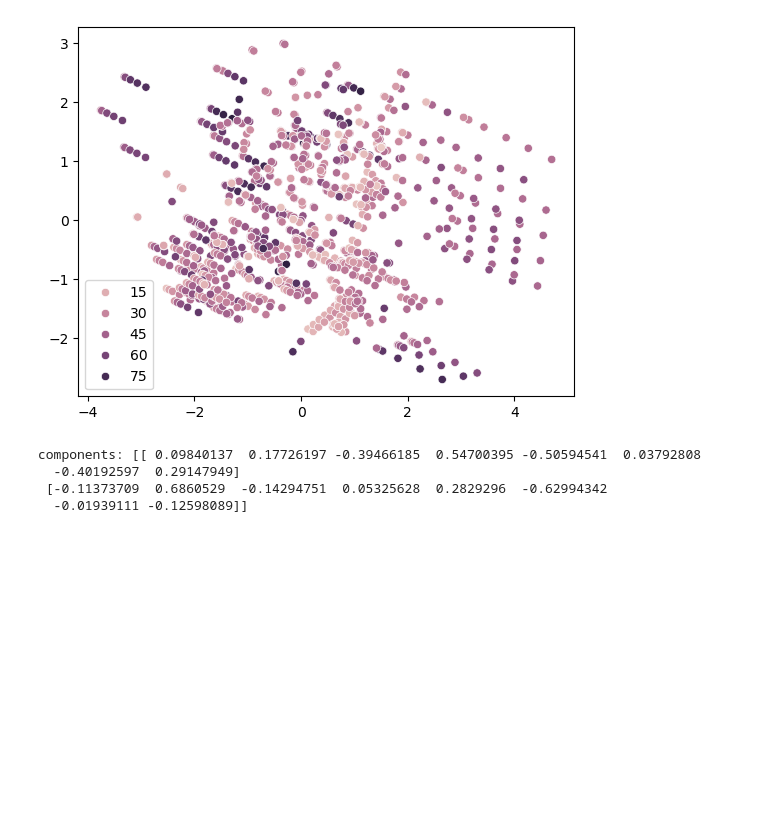
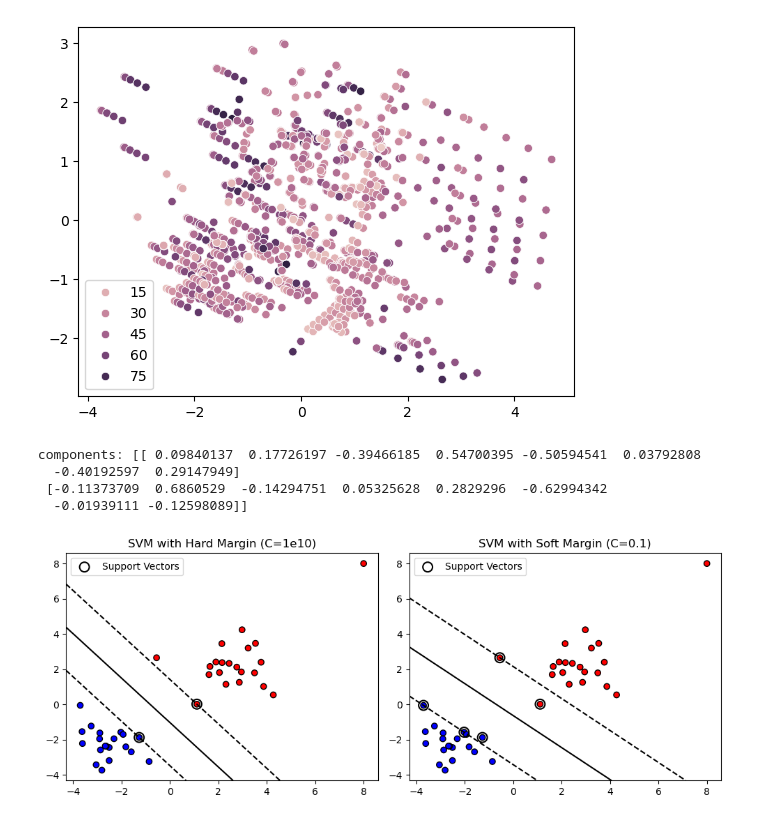
Before and after one commit to Wanwan-Laang/MSE598, a Jupyter notebook: Week4-7.ipynb, the cells around one changed output. Cells and saved outputs as stored; diff of their text form; code cells hidden in the pictures; blank space fills up the shorter version.

Commit message:
Update Week4-7.ipynb
 add SVM with hard and soft margin

```diff
--- a/Week4-7.ipynb
+++ b/Week4-7.ipynb
@@ -709,3 +709,57 @@ components: [[ 0.09840137  0.17726197 -0.39466185  0.54700395 -0.50594541  0.037
   -0.40192597  0.29147949]
  [-0.11373709  0.6860529  -0.14294751  0.05325628  0.2829296  -0.62994342
   -0.01939111 -0.12598089]]
+# %%
+## Test Two- Dimensional Data for Support Vector Machine (SVM) Classification
+
+import numpy as np
+import matplotlib.pyplot as plt
+from sklearn import svm
+
+np.random.seed(0)
+X1 = np.random.randn(20, 2) + [2, 2]   # 類別 +1
+X2 = np.random.randn(20, 2) + [-2, -2] # 類別 -1
+X = np.vstack((X1, X2))
+y = np.hstack((np.ones(20), -1*np.ones(20)))
+
+# 2. 加入一個 outlier
+X = np.vstack([X, [8, 8]])
+y = np.append(y, 1)
+
+# 3. 建立兩個 SVM 模型
+clf_hard = svm.SVC(kernel='linear', C=1e10)
+clf_soft = svm.SVC(kernel='linear', C=0.1)
+
+clf_hard.fit(X, y)
+clf_soft.fit(X, y)
+
+
+def plot_svm(ax, clf, title):
+    ax.set_title(title)
+    # 資料點
+    scatter = ax.scatter(X[:, 0], X[:, 1], c=y, cmap='bwr', edgecolors='k')
+
+    # 決策邊界
+    xlim = ax.get_xlim()
+    ylim = ax.get_ylim()
+    xx, yy = np.meshgrid(np.linspace(*xlim, 200),
+                         np.linspace(*ylim, 200))
+    Z = clf.decision_function(np.c_[xx.ravel(), yy.ravel()])
+    Z = Z.reshape(xx.shape)
+
+    # 決策邊界 + margin
+    ax.contour(xx, yy, Z, levels=[-1, 0, 1], linestyles=['--', '-', '--'], colors='k')
+
+    # Support vectors
+    ax.scatter(clf.support_vectors_[:, 0], clf.support_vectors_[:, 1],
+               s=100, facecolors='none', edgecolors='k', linewidths=1.5,
+               label="Support Vectors")
+    ax.legend()
+
+fig, axs = plt.subplots(1, 2, figsize=(10, 4))
+plot_svm(axs[0], clf_hard, "SVM with Hard Margin (C=1e10)")
+plot_svm(axs[1], clf_soft, "SVM with Soft Margin (C=0.1)")
+plt.tight_layout()
+plt.show()
+# %% [output]
+[figure, added]
```
